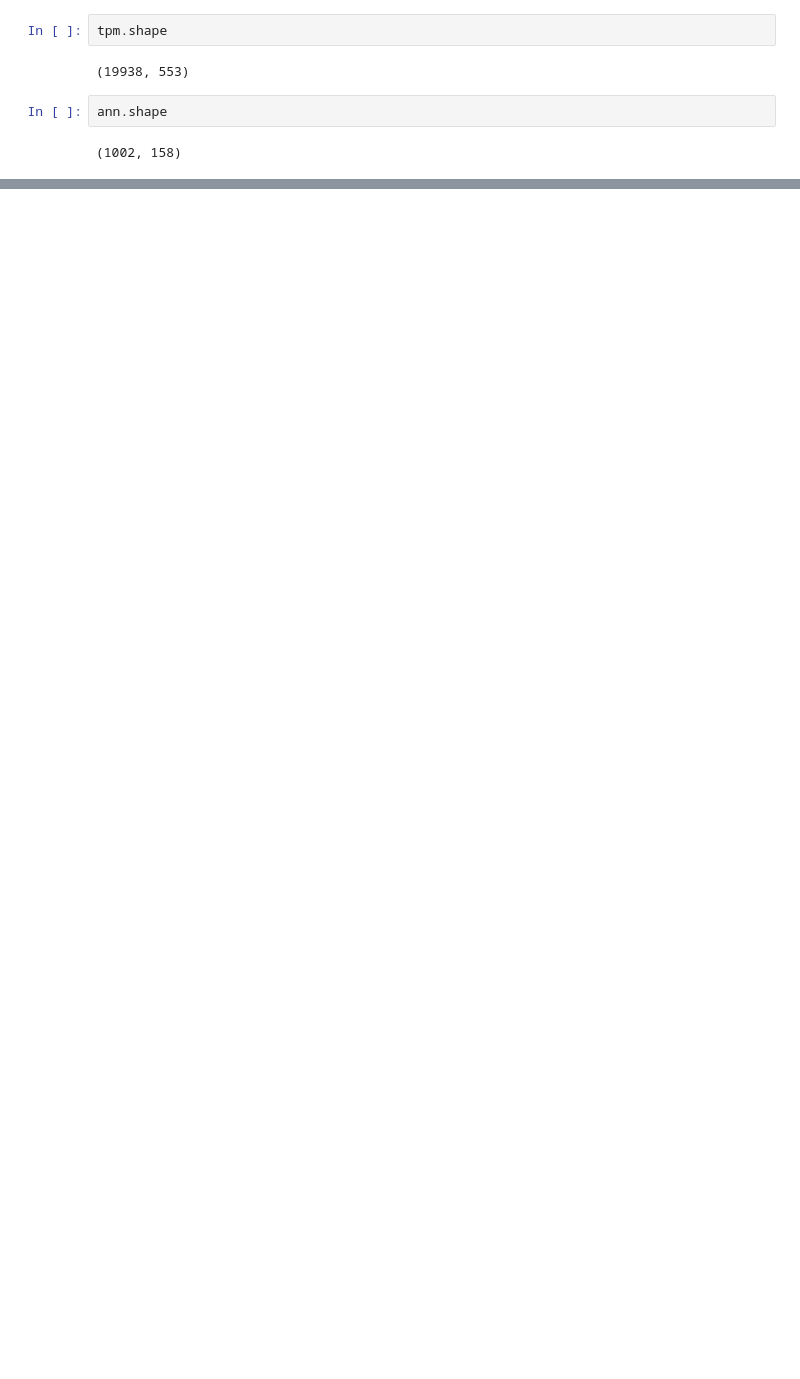
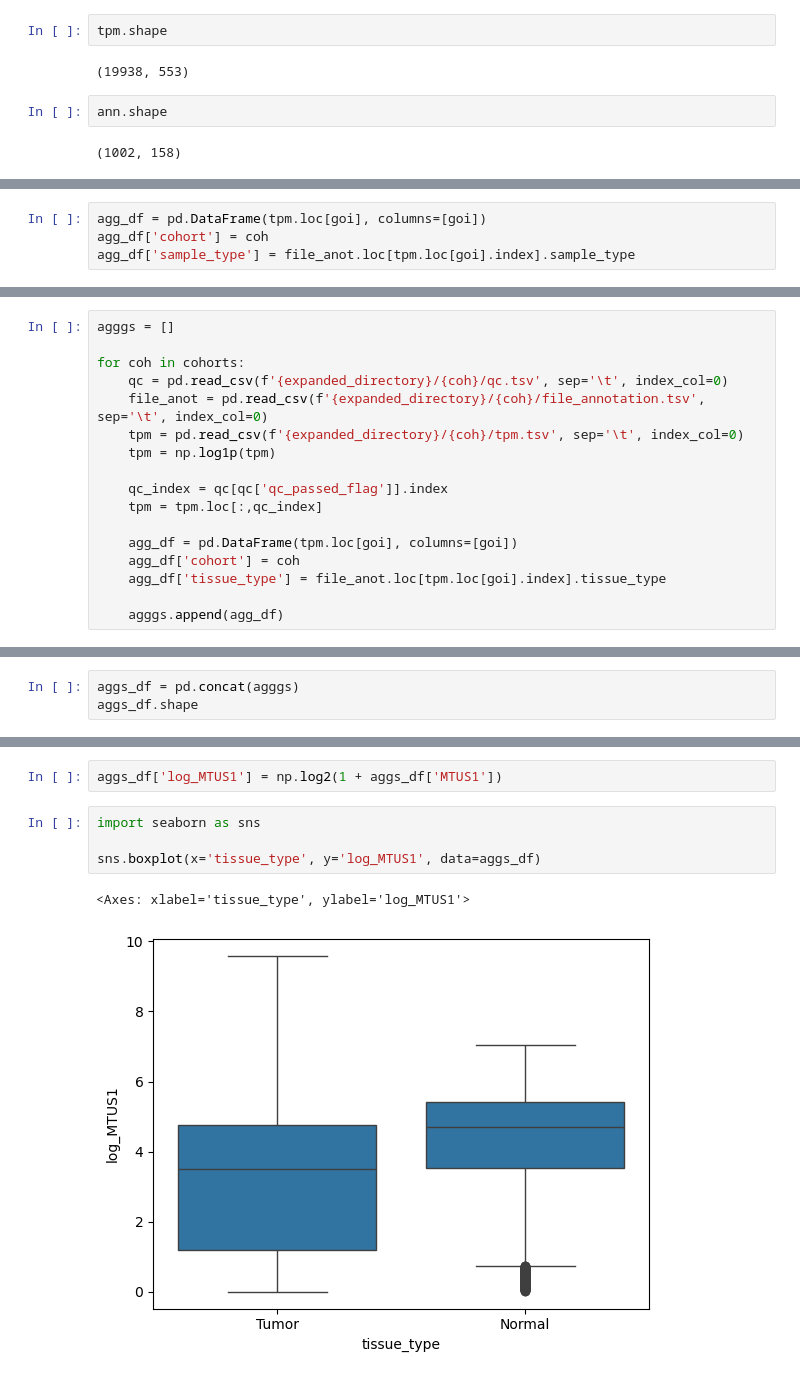
Before and after one commit to fedor-grigoryev/tcga, a Jupyter notebook: tcga_analysis.ipynb, the cells around one changed output, grey strips where cells are left out. Drawn from its saved outputs; the diff is of its cells as text; blank space fills up the shorter version.

```diff
--- a/tcga_analysis.ipynb
+++ b/tcga_analysis.ipynb
@@ -174,0 +98,4 @@ STAR - Counts   5d73b382-3da3-4220-890e-2095228bbe6c    TCGA-COAD       997e6b10
+# %%
+agg_df = pd.DataFrame(tpm.loc[goi], columns=[goi])
+agg_df['cohort'] = coh
+agg_df['sample_type'] = file_anot.loc[tpm.loc[goi].index].sample_type
@@ -174,0 +122,17 @@ STAR - Counts   5d73b382-3da3-4220-890e-2095228bbe6c    TCGA-COAD       997e6b10
+# %%
+agggs = []
+
+for coh in cohorts:
+    qc = pd.read_csv(f'{expanded_directory}/{coh}/qc.tsv', sep='\t', index_col=0)
+    file_anot = pd.read_csv(f'{expanded_directory}/{coh}/file_annotation.tsv', sep='\t', index_col=0)
+    tpm = pd.read_csv(f'{expanded_directory}/{coh}/tpm.tsv', sep='\t', index_col=0)
+    tpm = np.log1p(tpm)
+
+    qc_index = qc[qc['qc_passed_flag']].index
+    tpm = tpm.loc[:,qc_index]
+
+    agg_df = pd.DataFrame(tpm.loc[goi], columns=[goi])
+    agg_df['cohort'] = coh
+    agg_df['tissue_type'] = file_anot.loc[tpm.loc[goi].index].tissue_type
+
+    agggs.append(agg_df)
@@ -174,0 +141,3 @@ STAR - Counts   5d73b382-3da3-4220-890e-2095228bbe6c    TCGA-COAD       997e6b10
+# %%
+aggs_df = pd.concat(agggs)
+aggs_df.shape
@@ -174,0 +157,9 @@ STAR - Counts   5d73b382-3da3-4220-890e-2095228bbe6c    TCGA-COAD       997e6b10
+# %%
+aggs_df['log_MTUS1'] = np.log2(1 + aggs_df['MTUS1'])
+# %%
+import seaborn as sns
+
+sns.boxplot(x='tissue_type', y='log_MTUS1', data=aggs_df)
+# %% [output]
+<Axes: xlabel='tissue_type', ylabel='log_MTUS1'>
+[figure, added]
```
Also changed, not shown: parts of 92 cells of this notebook, 1 other file.
